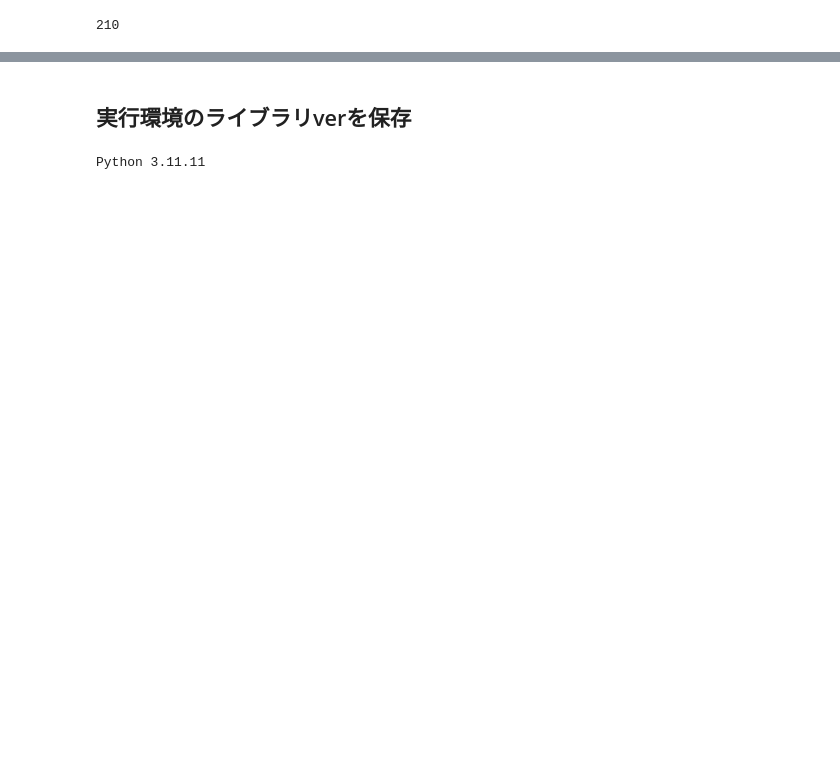
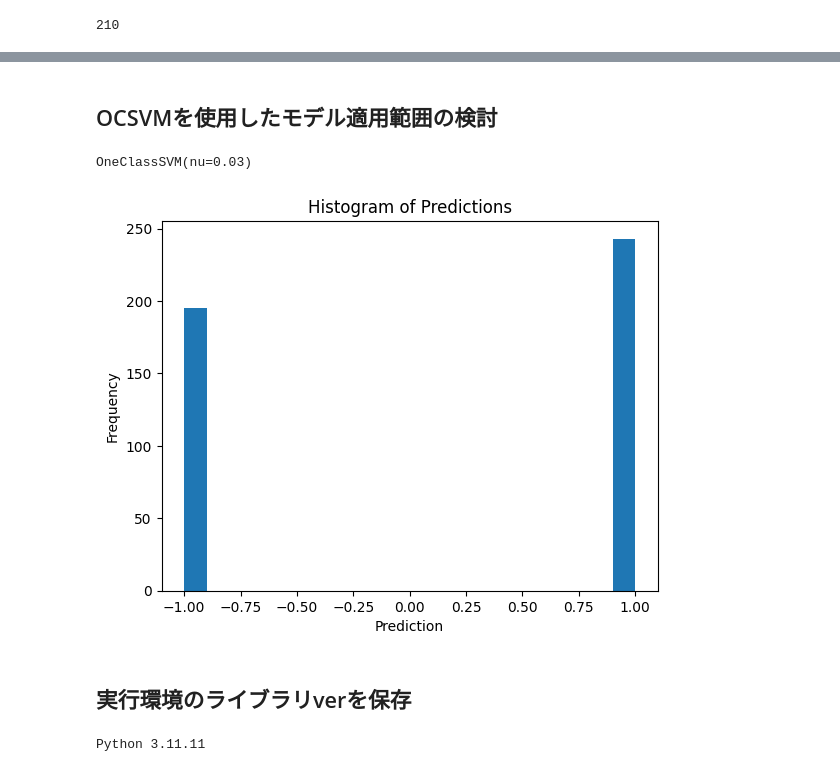
Before and after one commit to mipypf/practical-mi-guide, a Jupyter notebook: chapter4/src/feature_generation_in_organic_materials.ipynb, the cells around one changed output, grey strips where cells are left out. Cells and saved outputs as stored; diff of their text form; code cells hidden in the pictures; blank space fills up the shorter version.

```diff
--- a/chapter4/src/feature_generation_in_organic_materials.ipynb
+++ b/chapter4/src/feature_generation_in_organic_materials.ipynb
@@ -180,3 +200,34 @@ len(Descriptors.descList)
+# %% [markdown]
+## OCSVMを使用したモデル適用範囲の検討
+# %%
+# 前半500個をtrain_df、残りをtest_dfとする
+train_df = df[:500]
+test_df = df[500:]
+# %%
+# スケーラーを定義
+scaler_x = StandardScaler()
+# スケーラーを適用
+scaler_x.fit(train_df[descriptor_names])
+X_train = scaler_x.transform(train_df[descriptor_names])
+X_test = scaler_x.transform(test_df[descriptor_names])
+# %%
+nu = 0.03 # train_dfに3%、大多数とは異なる素性のデータが含まれると仮定する
+model = OneClassSVM(kernel='rbf', nu=nu)
+model.fit(X_train)
+# %% [output]
+OneClassSVM(nu=0.03)
+# %%
+pred = model.predict(X_test)
+# %%
+# 予測値が「1」であれば学習データと似た特徴を持つ水準と判定、「0」であれば学習データと似ていない特徴を持つ水準と判定
+# 言い換えると、「1」であれば学習データで構築する機械学習モデルのモデル適用範囲内、「0」であればモデル適用範囲外と考える
+plt.hist(pred, bins=20)
+plt.xlabel('Prediction')
+plt.ylabel('Frequency')
+plt.title('Histogram of Predictions')
+plt.show()
+# %% [output]
+[figure, added]
 # %% [markdown]
 ## 実行環境のライブラリverを保存
 # %%
```
Also changed, not shown: parts of 4 cells of this notebook.
